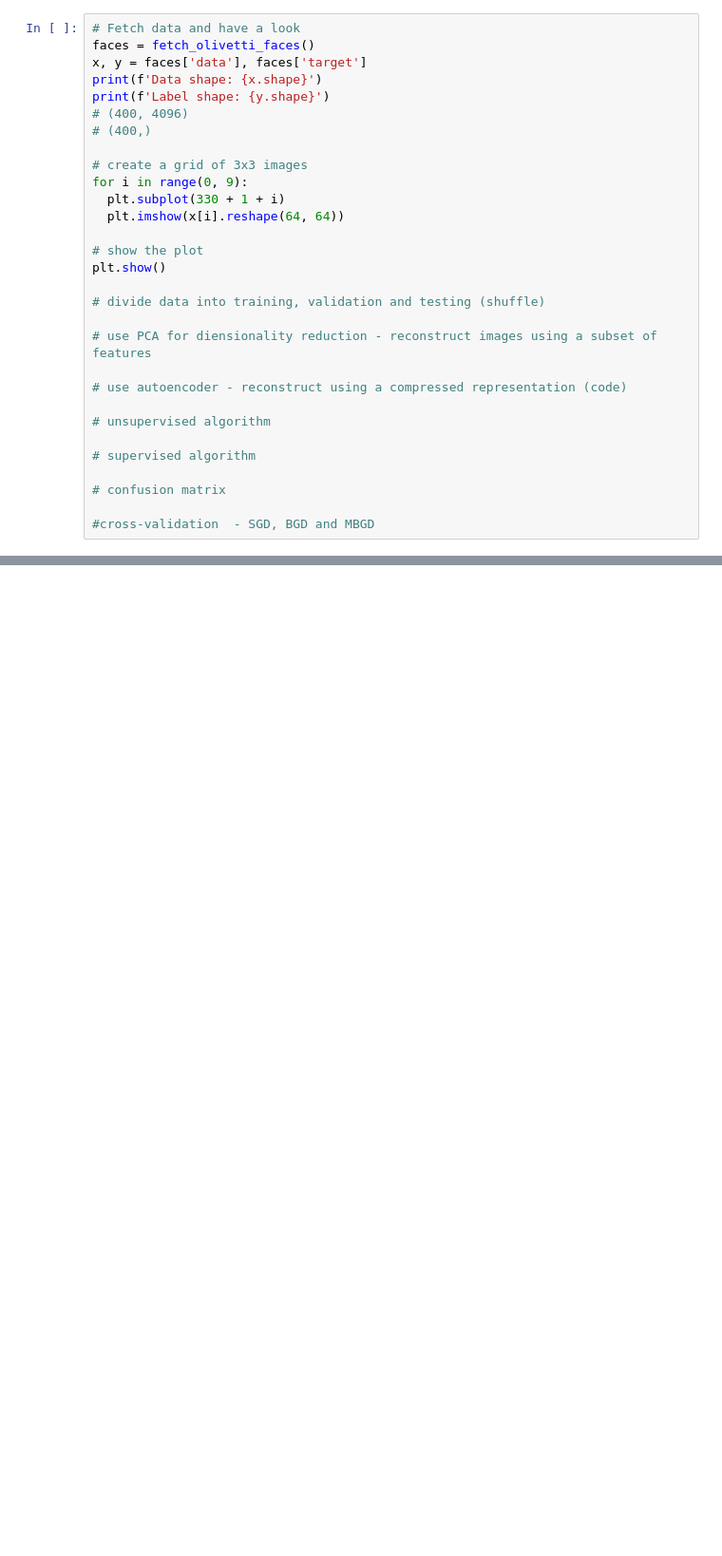
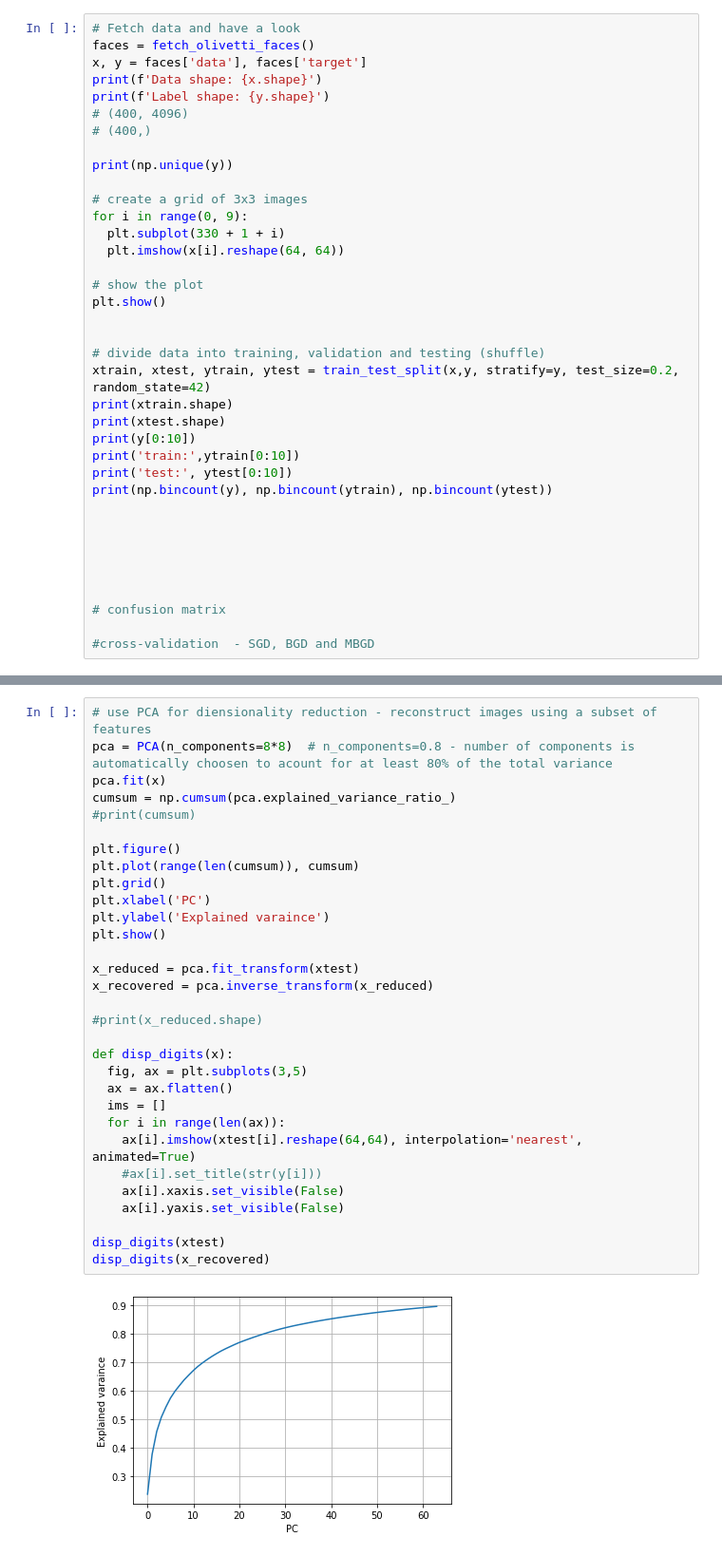
Before and after one commit to ibribr/ML, a Jupyter notebook: olivetti_faces.ipynb, the cells around one changed output, grey strips where cells are left out. Shown at 95% size. Drawn from its saved outputs; the diff is of its cells as text; blank space fills up the shorter version.

```diff
--- a/olivetti_faces.ipynb
+++ b/olivetti_faces.ipynb
@@ -13,6 +26,8 @@ print(f'Label shape: {y.shape}')
 # (400, 4096)
 # (400,)
 
+print(np.unique(y))
+
 # create a grid of 3x3 images
 for i in range(0, 9):
   plt.subplot(330 + 1 + i)
@@ -21,15 +36,20 @@ for i in range(0, 9):
 # show the plot
 plt.show()
 
+
 # divide data into training, validation and testing (shuffle)
+xtrain, xtest, ytrain, ytest = train_test_split(x,y, stratify=y, test_size=0.2, random_state=42)
+print(xtrain.shape)
+print(xtest.shape)
+print(y[0:10])
+print('train:',ytrain[0:10])
+print('test:', ytest[0:10])
+print(np.bincount(y), np.bincount(ytrain), np.bincount(ytest))
 
-# use PCA for diensionality reduction - reconstruct images using a subset of features
 
-# use autoencoder - reconstruct using a compressed representation (code)
 
-# unsupervised algorithm
 
-# supervised algorithm
+
 
 # confusion matrix
 
@@ -40,0 +73,33 @@ Label shape: (400,)
+# %%
+# use PCA for diensionality reduction - reconstruct images using a subset of features
+pca = PCA(n_components=8*8)  # n_components=0.8 - number of components is automatically choosen to acount for at least 80% of the total variance
+pca.fit(x)
+cumsum = np.cumsum(pca.explained_variance_ratio_)
+#print(cumsum)
+
+plt.figure()
+plt.plot(range(len(cumsum)), cumsum)
+plt.grid()
+plt.xlabel('PC')
+plt.ylabel('Explained varaince')
+plt.show()
+
+x_reduced = pca.fit_transform(xtest)
+x_recovered = pca.inverse_transform(x_reduced)
+
+#print(x_reduced.shape)
+
+def disp_digits(x):
+  fig, ax = plt.subplots(3,5)
+  ax = ax.flatten()
+  ims = []
+  for i in range(len(ax)):
+    ax[i].imshow(xtest[i].reshape(64,64), interpolation='nearest', animated=True)
+    #ax[i].set_title(str(y[i]))
+    ax[i].xaxis.set_visible(False)
+    ax[i].yaxis.set_visible(False)
+
+disp_digits(xtest)
+disp_digits(x_recovered)
+# %% [output]
+[figure, added]
```
Also changed, not shown: parts of 11 cells of this notebook.
